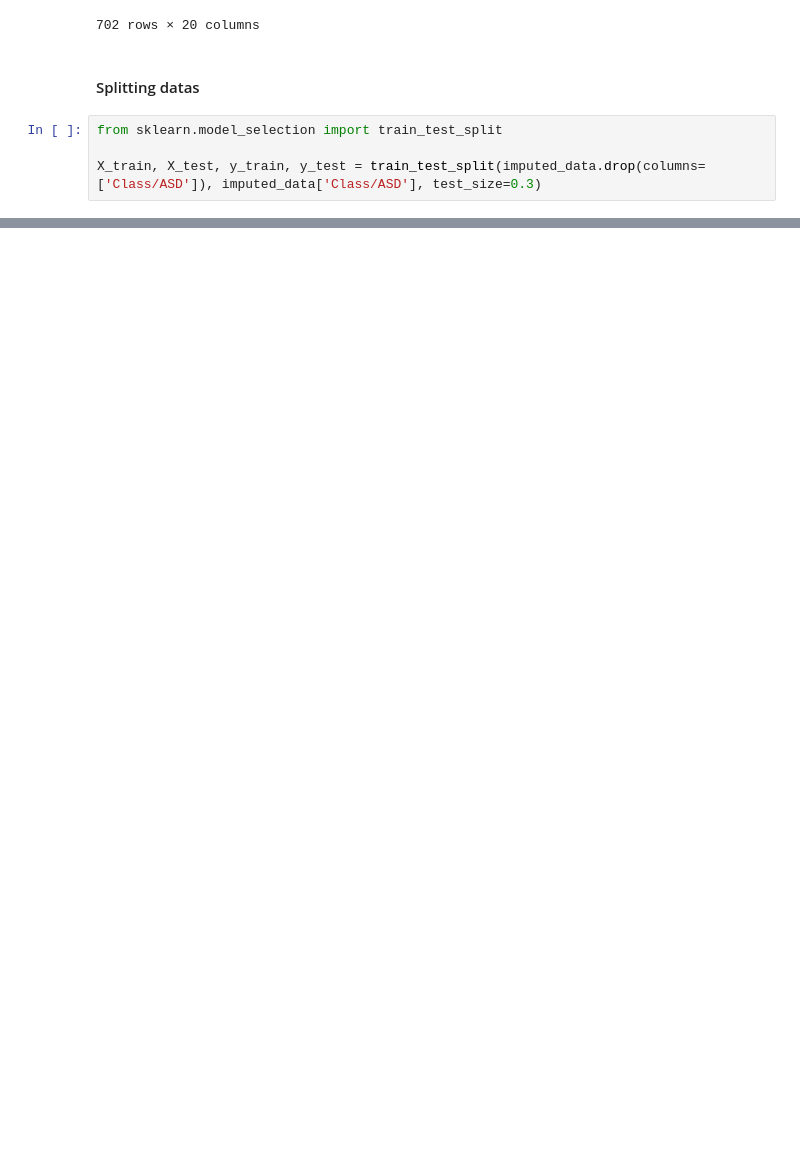
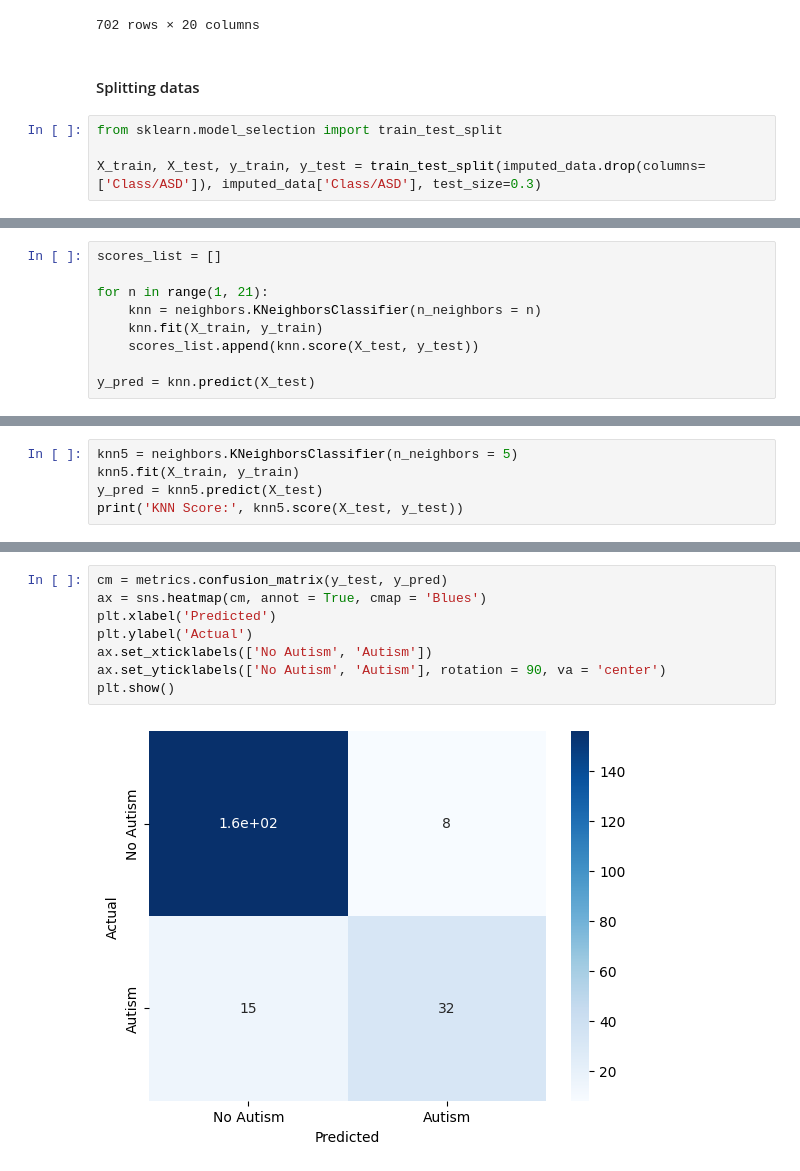
Before and after one commit to aiMBF/Practical_Work_autisme_data, a Jupyter notebook: Codes/preprocessing.ipynb, the cells around one changed output, grey strips where cells are left out. Drawn from its saved outputs; the diff is of its cells as text; blank space fills up the shorter version.

```diff
--- a/Codes/preprocessing.ipynb
+++ b/Codes/preprocessing.ipynb
@@ -584,0 +596,9 @@ Name: Class/ASD, Length: 211, dtype: int64
+# %%
+scores_list = []
+
+for n in range(1, 21):
+    knn = neighbors.KNeighborsClassifier(n_neighbors = n)
+    knn.fit(X_train, y_train)
+    scores_list.append(knn.score(X_test, y_test))
+
+y_pred = knn.predict(X_test)
@@ -584,0 +627,5 @@ Name: Class/ASD, Length: 211, dtype: int64
+# %%
+knn5 = neighbors.KNeighborsClassifier(n_neighbors = 5)
+knn5.fit(X_train, y_train)
+y_pred = knn5.predict(X_test)
+print('KNN Score:', knn5.score(X_test, y_test))
@@ -584,0 +651,10 @@ Name: Class/ASD, Length: 211, dtype: int64
+# %%
+cm = metrics.confusion_matrix(y_test, y_pred)
+ax = sns.heatmap(cm, annot = True, cmap = 'Blues')
+plt.xlabel('Predicted')
+plt.ylabel('Actual')
+ax.set_xticklabels(['No Autism', 'Autism'])
+ax.set_yticklabels(['No Autism', 'Autism'], rotation = 90, va = 'center')
+plt.show()
+# %% [output]
+[figure, added]
```
Also changed, not shown: parts of 15 cells of this notebook, 1 other file.
